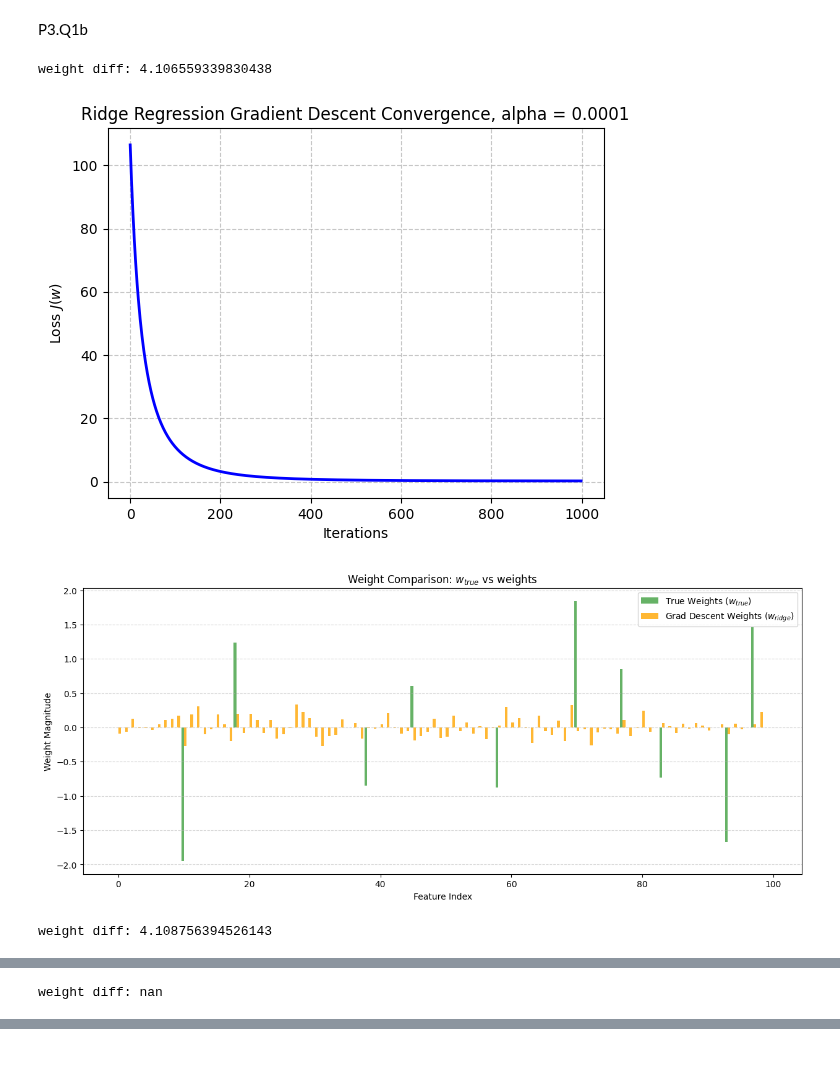
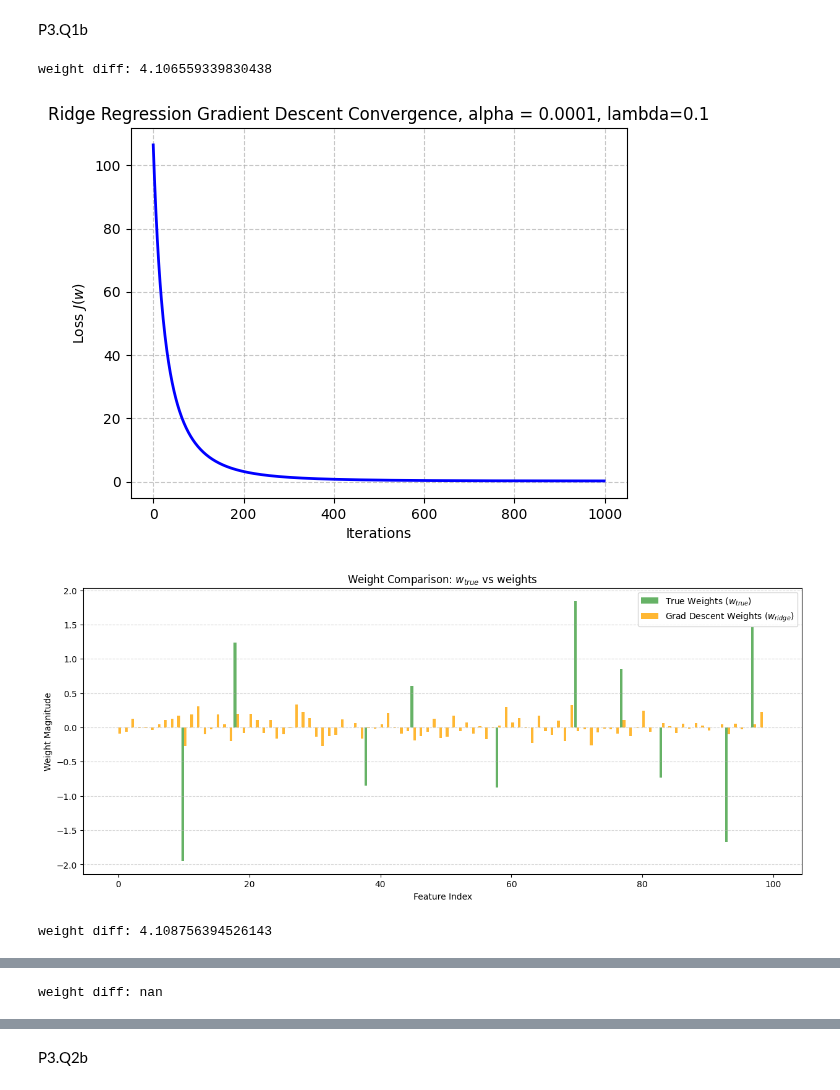
Before and after one commit to splake975/ucsc-2025-2026, a Jupyter notebook: spring_2026/CSE_242/hw2/hw2.ipynb, the cells around one changed output, grey strips where cells are left out. Saved outputs shown, nothing was run; the diff lists cells and outputs as text; code cells hidden in the pictures; blank space fills up the shorter version.

```diff
--- a/spring_2026/CSE_242/hw2/hw2.ipynb
+++ b/spring_2026/CSE_242/hw2/hw2.ipynb
@@ -198,11 +198,11 @@ def ridge_gradient_descent(X, y, alpha, lmbda, iterations=1000):
 
     return w, loss_history
 
-def plot3(losses, iters,alpha):
+def plot3(losses, iters,alpha,lmbda=""):
     plt.plot(range(iters), losses, color='blue', linewidth=2)
     plt.xlabel('Iterations')
     plt.ylabel('Loss $J(w)$')
-    plt.title(f'Ridge Regression Gradient Descent Convergence, alpha = {alpha}')
+    plt.title(f'Ridge Regression Gradient Descent Convergence, alpha = {alpha}, lambda={lmbda}')
     plt.grid(True, linestyle='--', alpha=0.7)
     # plt.savefig('ridge_loss_plot.png')
 
@@ -222,16 +222,16 @@ alpha1 = [0.0001,0.001,0.01]
 # %%
 
 for i in range(len(alpha1)):
     alpha_post_grad_descent_weights,alpha_post_grad_descent_losses = ridge_gradient_descent(X, y, alpha=alpha1[i], lmbda=0.1, iterations=1000)
     final_weights = alpha_post_grad_descent_weights[:, 0]
     print(f"weight diff: {np.linalg.norm(final_weights - w_true)}")
-    plot3(alpha_post_grad_descent_losses, len(alpha_post_grad_descent_losses),alpha1[i])
+    plot3(alpha_post_grad_descent_losses, len(alpha_post_grad_descent_losses),alpha1[i],0.1)
     plt.show()
 
     weight_comparison(final_weights)
     plt.show()
 # %% [output]
 weight diff: 4.106559339830438
-[figure, old version]
+[figure, new version]
 [figure]
 weight diff: 4.108756394526143
@@ -242 +242,3 @@ weight diff: nan
 [figure]
+# %% [markdown]
+P3.Q2b
```
Also changed, not shown: parts of 3 cells of this notebook, 9 other files.
